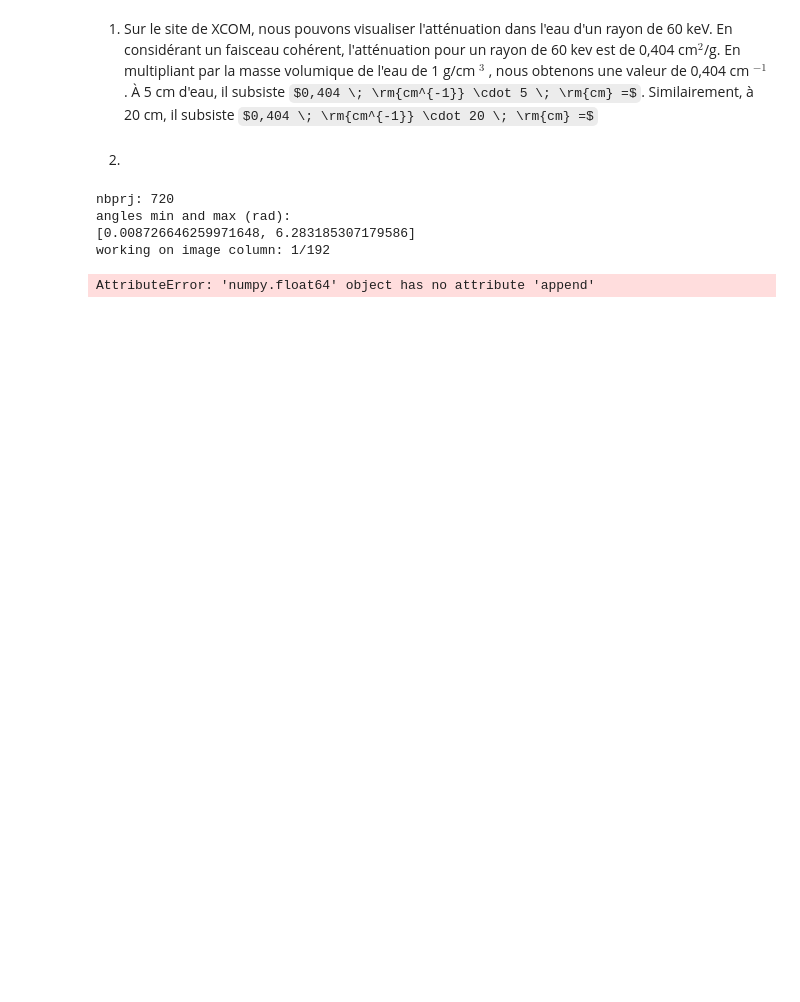
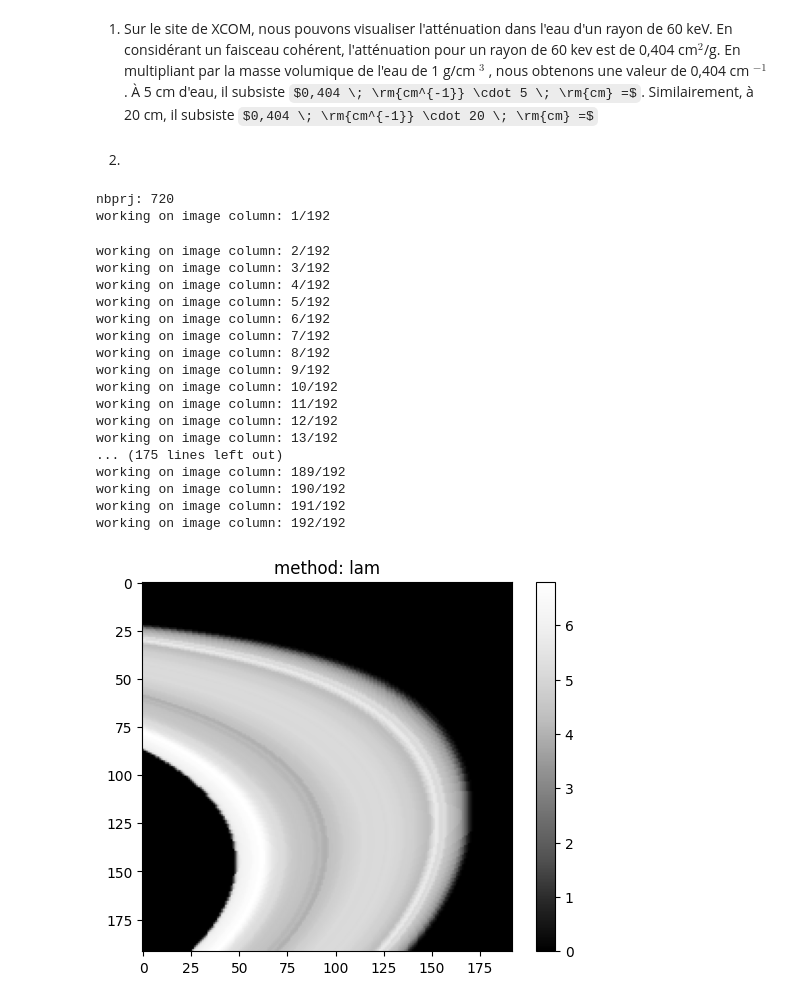
Before and after one commit to gamer39/Physique_numerique, a Jupyter notebook: TP4/TP4_AliceGroleau_GaelMercier_DanickBisson.ipynb, the cells around one changed output. Cells and saved outputs as stored; diff of their text form; code cells hidden in the pictures; some formulas as TeX source; blank space fills up the shorter version.

```diff
--- a/TP4/TP4_AliceGroleau_GaelMercier_DanickBisson.ipynb
+++ b/TP4/TP4_AliceGroleau_GaelMercier_DanickBisson.ipynb
@@ -73,8 +73,7 @@ def readInput():
     [nbprj, angles] = readAngles(angle_path)
 
     print("nbprj:",nbprj)
-    print("angles min and max (rad):")
-    print("["+str(np.min(angles))+", "+str(np.max(angles))+"]")
+
 
     # lire le sinogramme
     [nbprj2, nbpix2, sinogram] = readSinogram(sino_path)
@@ -85,6 +84,7 @@ def readInput():
 def laminogram():
 
     [nbprj, angles, sinogram] = readInput()
+
 
     # initialiser une image reconstruite
     image = np.zeros((nbvox, nbvox))
@@ -96,38 +96,57 @@ def laminogram():
     center_y = nbvox / 2
     for j in range(nbvox): # colonnes de l'image
         print("working on image column: "+str(j+1)+"/"+str(nbvox))
         for i in range(nbvox): # lignes de l'image
 
+            x = (j - center_x) * voxsize
+            y = (center_y - i) * voxsize
+            posi = np.array([[x],
+                            [y]])
+
             for a in range(len(angles)):
                 theta = angles[i]
+
                 R = np.array([[np.cos(theta), -np.sin(theta)],
                             [np.sin(theta), np.cos(theta)]])
-                x = j - center_x * voxsize
-                y = center_y - i * voxsize
-                posi = np.array([[x],
-                            [y]])
+
 
                 posi_prime = np.matmul(R, posi)
+
                 val_xsino = round(float(posi_prime[0]/pixsize))
-                image [i, j].append(sinogram[a, center_x+val_xsino])
+                image [i, j] = sinogram[a, round(336/2 + val_xsino)]
 
 
                 #votre code ici...
                 #le défi est simplement géométrique;
                 #pour chaque voxel, trouver la position par rapport au centre de la
                 #grille de reconstruction et déterminer la position d'arrivée
                 #sur le détecteur d'un rayon partant de ce point et atteignant
                 #le détecteur avec un angle de 90 degrés. Vous pouvez utiliser
                 #le pixel le plus proche ou interpoler linéairement...Rappel, le centre
                 #du détecteur est toujours aligné avec le centre de la grille de
                 #reconstruction peu importe l'angle.
 
     saveImage(image, "lam")
 
 laminogram()
 # %% [output]
 nbprj: 720
-angles min and max (rad):
-[0.008726646259971648, 6.283185307179586]
 working on image column: 1/192
-AttributeError: 'numpy.float64' object has no attribute 'append'
+working on image column: 2/192
+working on image column: 3/192
+working on image column: 4/192
+working on image column: 5/192
+working on image column: 6/192
+working on image column: 7/192
+working on image column: 8/192
+working on image column: 9/192
+working on image column: 10/192
+working on image column: 11/192
+working on image column: 12/192
+working on image column: 13/192
+... (175 lines left out)
+working on image column: 189/192
+working on image column: 190/192
+working on image column: 191/192
+working on image column: 192/192
+[figure, added]
```
Also changed, not shown: 1 other file.
